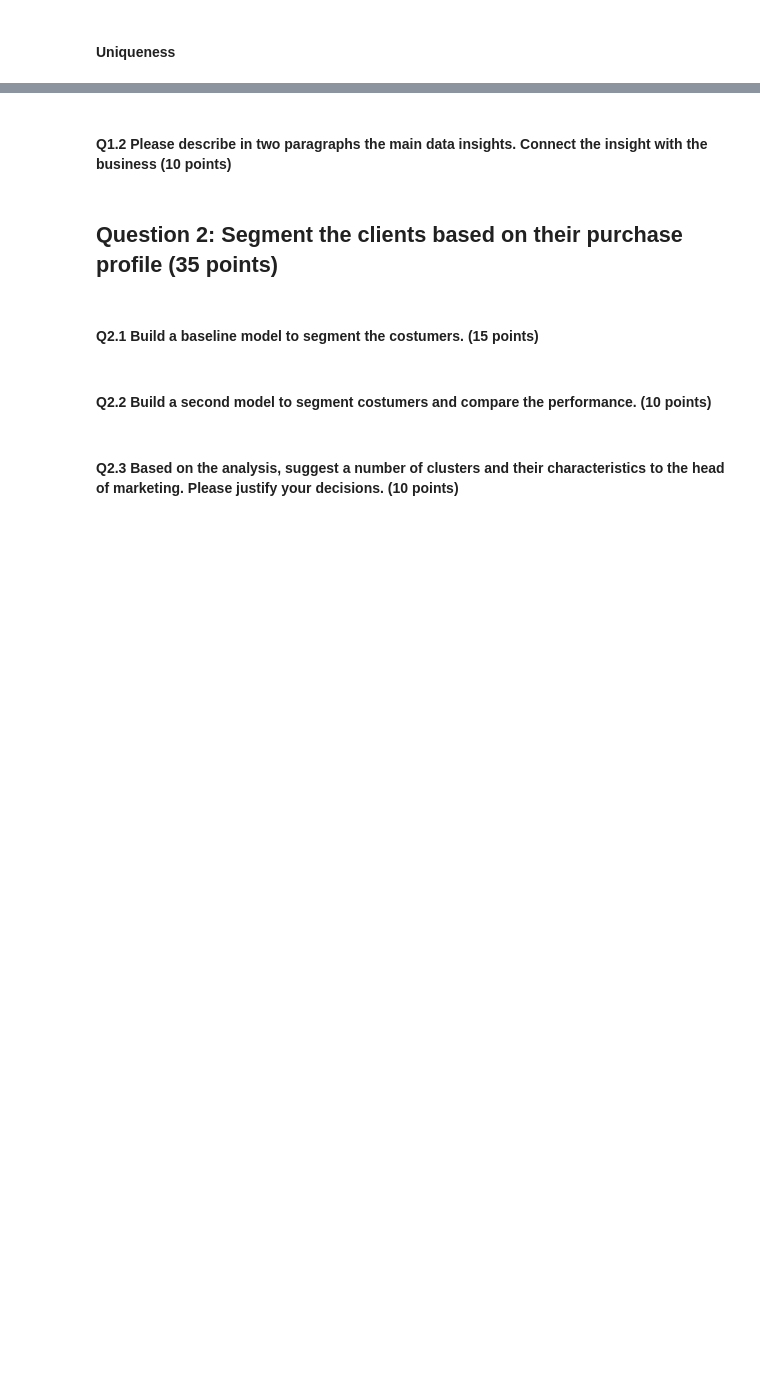
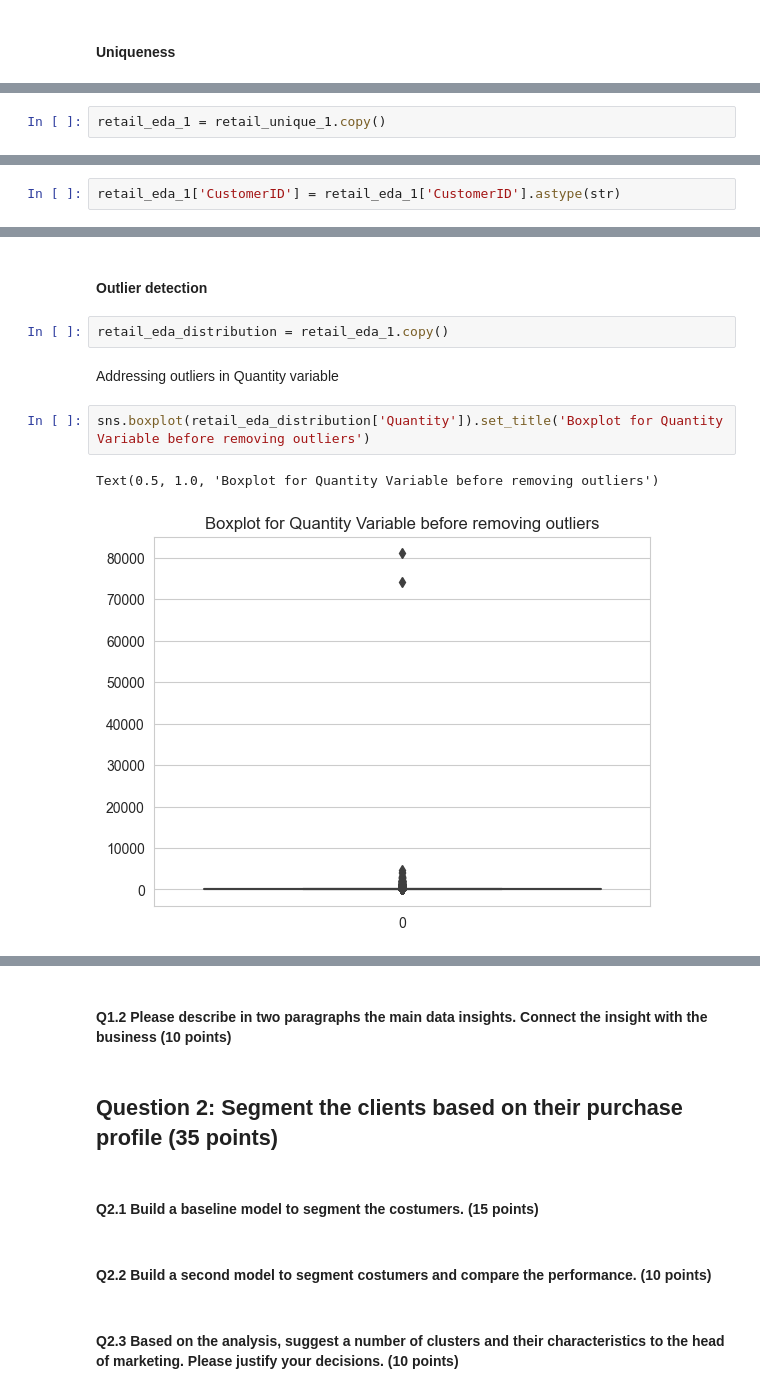
Before and after one commit to xxashwoodxx/Retail, a Jupyter notebook: Assignment 2 FarTrend.ipynb, the cells around one changed output, grey strips where cells are left out. Saved outputs shown, nothing was run; the diff lists cells and outputs as text; blank space fills up the shorter version.

```diff
--- a/Assignment 2 FarTrend.ipynb
+++ b/Assignment 2 FarTrend.ipynb
@@ -303,0 +363,2 @@ dtype: int64
+# %%
+retail_eda_1 = retail_unique_1.copy()
@@ -303,0 +380,2 @@ dtype: int64
+# %%
+retail_eda_1['CustomerID'] = retail_eda_1['CustomerID'].astype(str)
@@ -303,0 +395,11 @@ dtype: int64
+# %% [markdown]
+#### Outlier detection
+# %%
+retail_eda_distribution = retail_eda_1.copy()
+# %% [markdown]
+Addressing outliers in Quantity variable
+# %%
+sns.boxplot(retail_eda_distribution['Quantity']).set_title('Boxplot for Quantity Variable before removing outliers')
+# %% [output]
+Text(0.5, 1.0, 'Boxplot for Quantity Variable before removing outliers')
+[figure, added]
```
Also changed, not shown: parts of 25 cells of this notebook.
